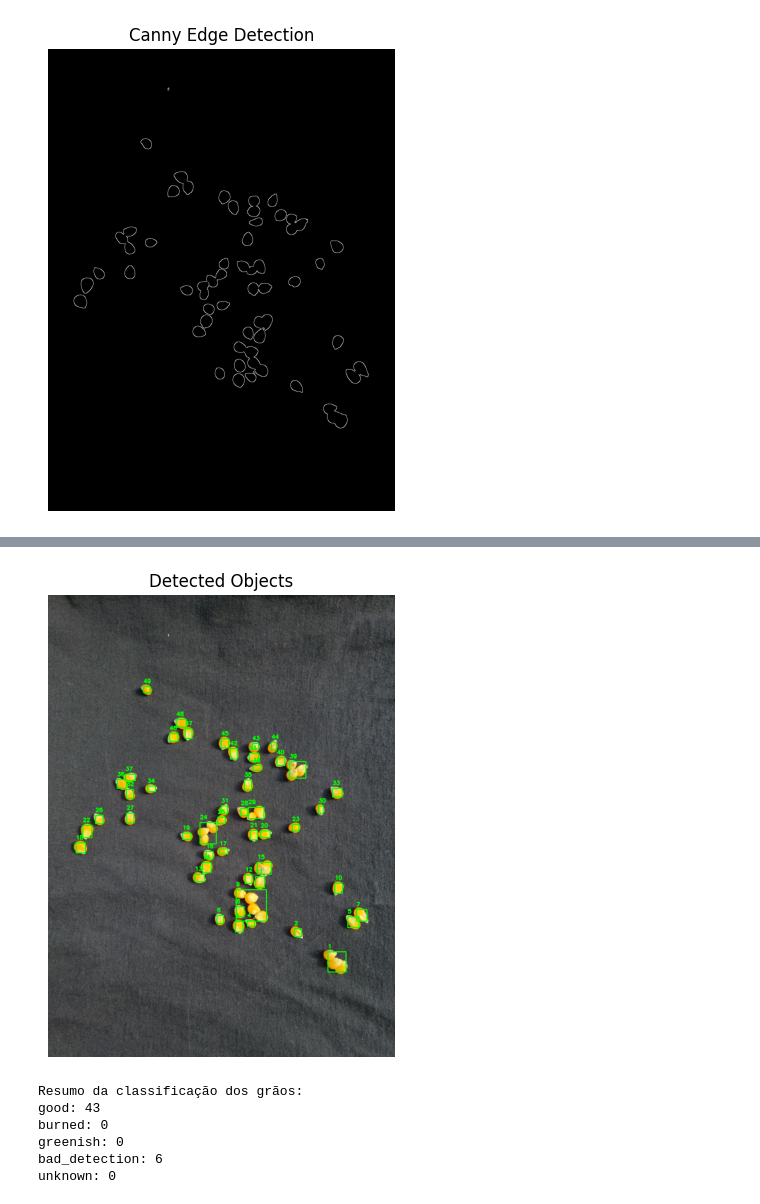
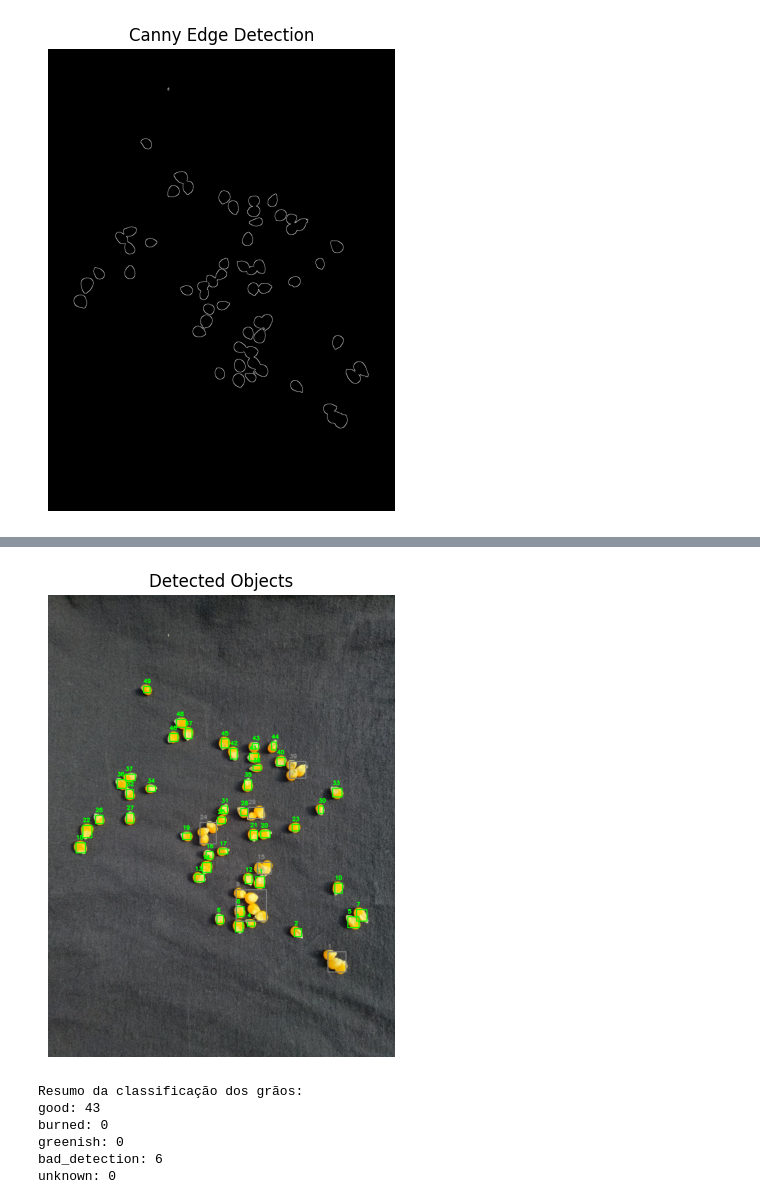
Before and after one commit to piedro404/agro-grain-analyzer, a Jupyter notebook: analyze_corn_ai.ipynb, the cells around one changed output, grey strips where cells are left out. Cells and saved outputs as stored; diff of their text form; code cells hidden in the pictures.

```diff
--- a/analyze_corn_ai.ipynb
+++ b/analyze_corn_ai.ipynb
@@ -69,9 +69,9 @@ show_image("Canny Edge Detection", canny1)
 [figure]
 # %%
 contours, _ = cv2.findContours(eroded, cv2.RETR_EXTERNAL, cv2.CHAIN_APPROX_SIMPLE)
-for i, c in enumerate(contours):
-    x, y, w, h = cv2.boundingRect(c)
-    cv2.putText(img, f"{i+1}", (x, y-10), cv2.FONT_HERSHEY_SIMPLEX, 0.5, (0, 255, 0), 2)
-    cv2.rectangle(img, (x, y), (x+w, y+h), (0, 255, 0), 2)
-print("Objetos detectados:", len(contours))
-show_image("Detected Objects", img)
+# for i, c in enumerate(contours):
+#     x, y, w, h = cv2.boundingRect(c)
+#     cv2.putText(img, f"{i+1}", (x, y-10), cv2.FONT_HERSHEY_SIMPLEX, 0.5, (0, 255, 0), 2)
+#     cv2.rectangle(img, (x, y), (x+w, y+h), (0, 255, 0), 2)
+# print("Objetos detectados:", len(contours))
+# show_image("Detected Objects", img)
@@ -106,34 +103,45 @@ def classify_grain(grain_img, contour_area):
 grains = {
     'good': 0,
     'burned': 0,
     'greenish': 0,
     'bad_detection': 0,
     'unknown': 0
+}
+
+colors = {
+    'good': (0, 255, 0),
+    'burned': (0, 0, 255),
+    'greenish': (255, 255, 0),
+    'bad_detection': (128, 128, 128),
+    'unknown': (255, 0, 255)
 }
 
 for i, c in enumerate(contours):
     x, y, w, h = cv2.boundingRect(c)
     grain = craped_img[y:y+h, x:x+w]
 
     hsv = cv2.cvtColor(grain, cv2.COLOR_BGR2HSV)
     h_mean = np.mean(hsv[:, :, 0])
     s_mean = np.mean(hsv[:, :, 1])
     v_mean = np.mean(hsv[:, :, 2])
     area = w * h
 
     classification, reason = classify_grain(grain, area)
     grains[classification] += 1
     # print(f"Objeto {i+1}: x={x}, y={y}, w={w}, h={h}, area={w*h}")
     # print(f"Média HSV: H={h_mean:.2f}, S={s_mean:.2f}, V={v_mean:.2f}")
     # print(f"Classificação: {classification} ({reason})\n")
     # show_image(f"Objeto {i+1}", grain)
 
+    cv2.putText(img, f"{i+1}", (x, y-10), cv2.FONT_HERSHEY_SIMPLEX, 0.5, colors[classification], 2)
+    cv2.rectangle(img, (x, y), (x+w, y+h), colors[classification], 2)
+
 show_image("Detected Objects", img)
 print("Resumo da classificação dos grãos:")
 for category, count in grains.items():
     print(f"{category}: {count}")
 # %% [output]
-[figure, old version]
+[figure, new version]
 Resumo da classificação dos grãos:
 good: 43
 burned: 0
```
Also changed, not shown: parts of 1 cell of this notebook.
